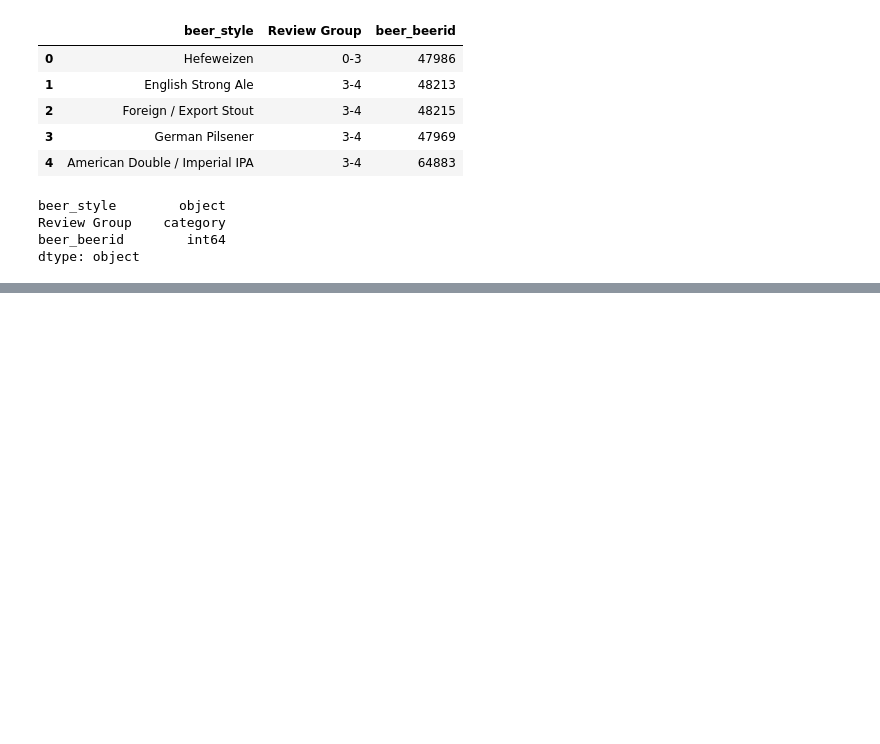
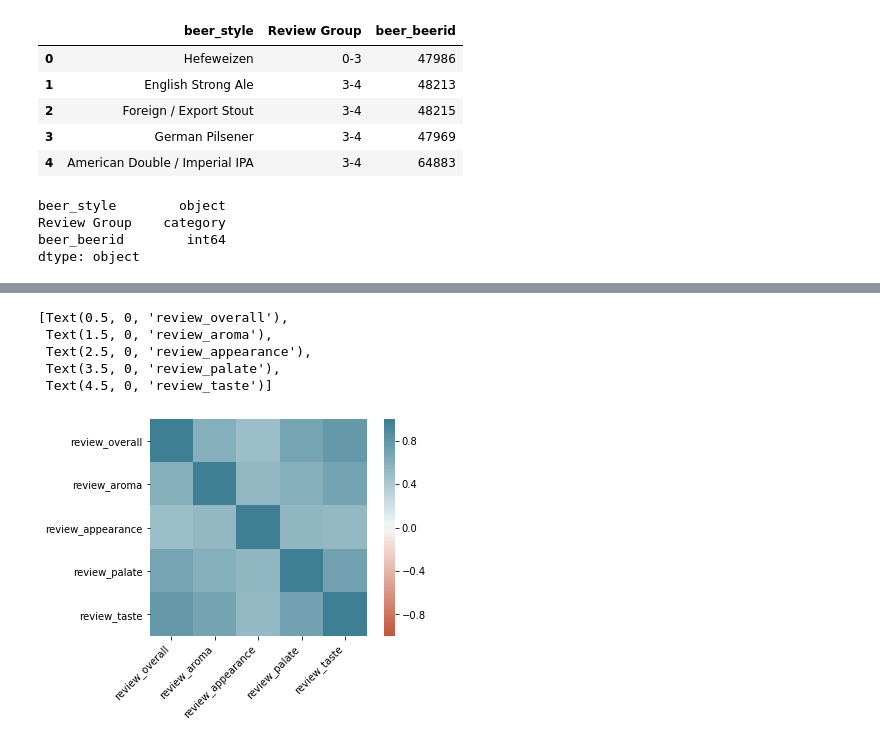
Before and after one commit to RobStewartJr/Project1, a Jupyter notebook: Untitled.ipynb, the cells around one changed output, grey strips where cells are left out. Drawn from its saved outputs; the diff is of its cells as text; code cells hidden in the pictures; blank space fills up the shorter version.

Commit message:
regression anaysis and chart

```diff
--- a/Untitled.ipynb
+++ b/Untitled.ipynb
@@ -177,0 +224,3 @@ beer_style_bin
+# %%
+beer_pd_chart_use=beer_pd[["review_overall","review_aroma","review_appearance","review_palate","review_taste","beer_style"]]
+beer_pd_chart_use.head()
@@ -177,0 +234,23 @@ beer_style_bin
+# %%
+import seaborn as sns
+
+
+corr = beer_pd_chart_use.corr()
+ax = sns.heatmap(
+   corr,
+   vmin=-1, vmax=1, center=0,
+   cmap=sns.diverging_palette(20, 220, n=200),
+   square=True
+)
+ax.set_xticklabels(
+   ax.get_xticklabels(),
+   rotation=45,
+   horizontalalignment='right'
+)
+# %% [output]
+[Text(0.5, 0, 'review_overall'),
+ Text(1.5, 0, 'review_aroma'),
+ Text(2.5, 0, 'review_appearance'),
+ Text(3.5, 0, 'review_palate'),
+ Text(4.5, 0, 'review_taste')]
+[figure, added]
```
Also changed, not shown: parts of 7 cells of this notebook.
